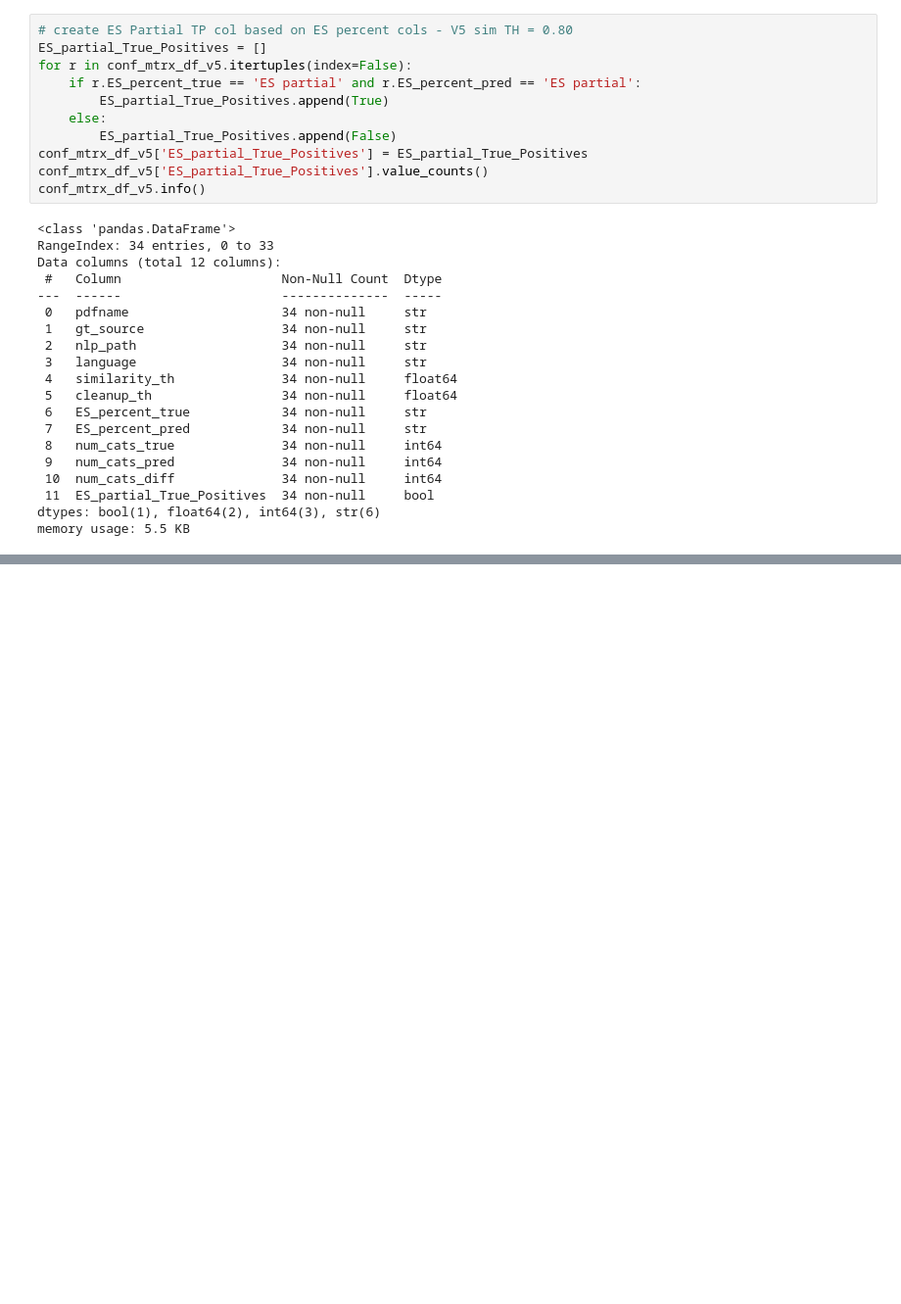
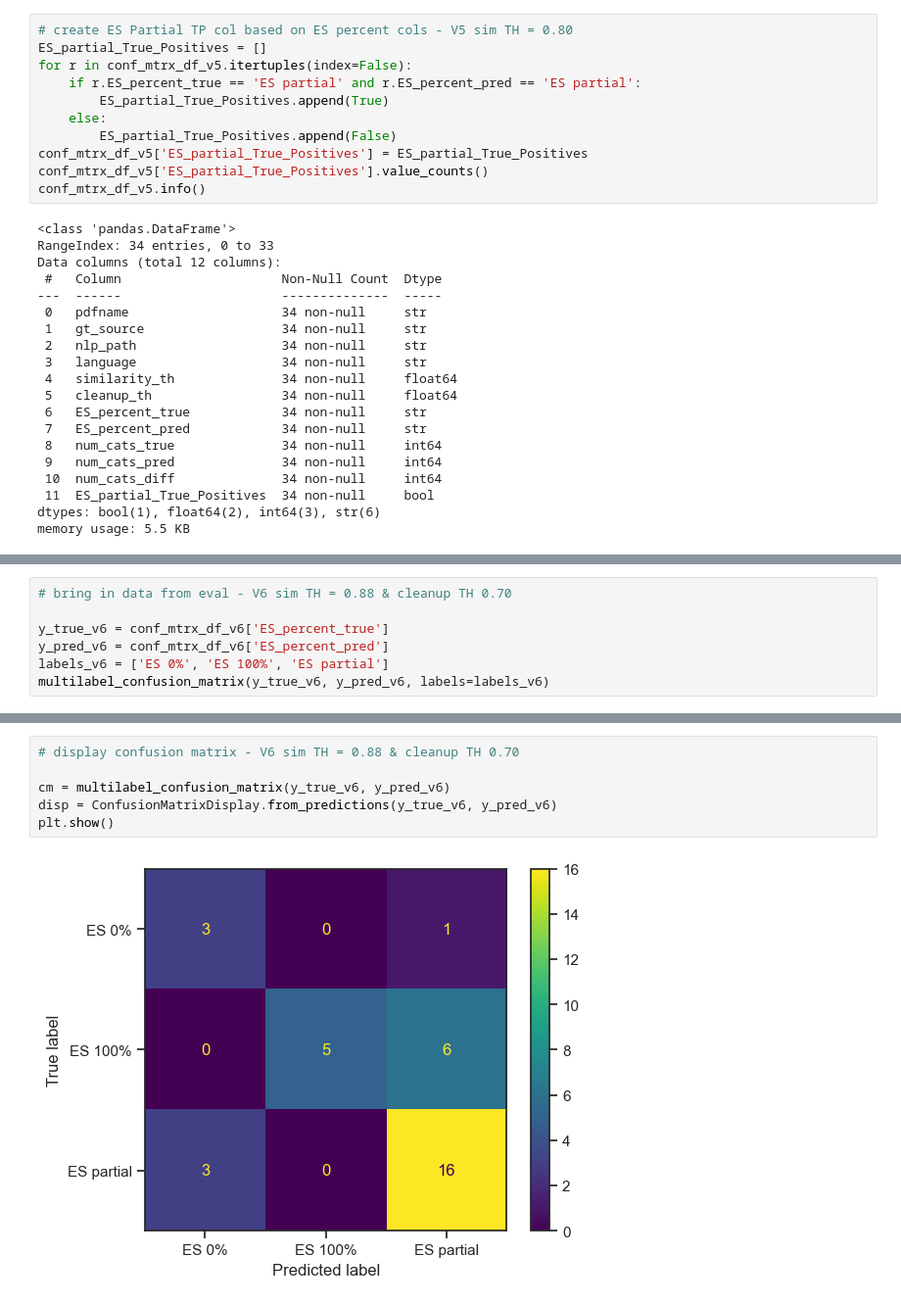
Before and after one commit to emw9805-notabot/ADSCert_project_Watson, a Jupyter notebook: Eval_metrics_V4.ipynb, the cells around one changed output, grey strips where cells are left out. Shown at 98% size. Drawn from its saved outputs; the diff is of its cells as text; blank space fills up the shorter version.

Commit message:
version 6 eval

```diff
--- a/Eval_metrics_V4.ipynb
+++ b/Eval_metrics_V4.ipynb
@@ -277,0 +436,7 @@ array([[[26,  4],
+# %%
+# bring in data from eval - V6 sim TH = 0.88 & cleanup TH 0.70
+
+y_true_v6 = conf_mtrx_df_v6['ES_percent_true']
+y_pred_v6 = conf_mtrx_df_v6['ES_percent_pred']
+labels_v6 = ['ES 0%', 'ES 100%', 'ES partial']
+multilabel_confusion_matrix(y_true_v6, y_pred_v6, labels=labels_v6)
@@ -293,0 +468,8 @@ plt.show()
+# %%
+# display confusion matrix - V6 sim TH = 0.88 & cleanup TH 0.70
+
+cm = multilabel_confusion_matrix(y_true_v6, y_pred_v6)
+disp = ConfusionMatrixDisplay.from_predictions(y_true_v6, y_pred_v6)
+plt.show()
+# %% [output]
+[figure, added]
```
Also changed, not shown: parts of 39 cells of this notebook, 12 other files.
